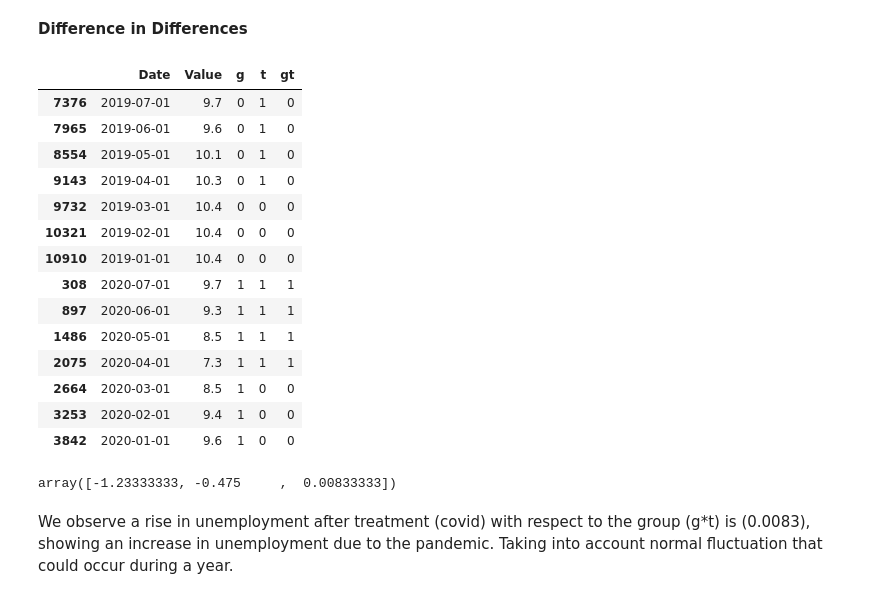
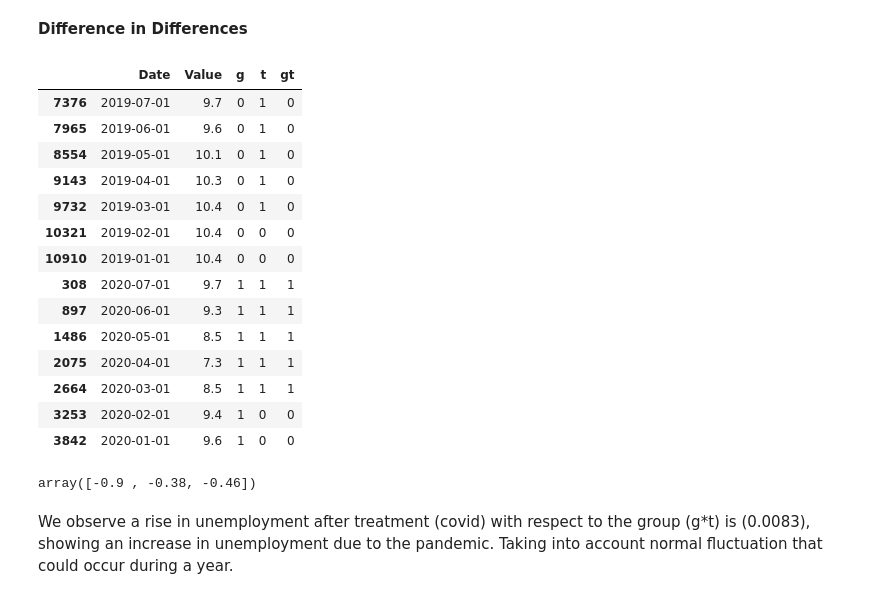
Before and after one commit to epfl-ada/ada-2023-project-bobeast, a Jupyter notebook: Task 4.ipynb, the cells around one changed output. Saved outputs shown, nothing was run; the diff lists cells and outputs as text; code cells hidden in the pictures.

```diff
--- a/Task 4.ipynb
+++ b/Task 4.ipynb
@@ -175,22 +175,22 @@ plt.show()
 dftd=process_eu_unemployment(dfeu,countries,1)
 # %%
 df_italy = dftd[dftd['Country']=='Italy']
-df_italy_m = split_group(df_italy, '2019-01-01', '2019-07-01', '2020-01-01', '2020-07-01', '2019-03-09', '2020-03-09')
+df_italy_m = split_group(df_italy, '2019-01-01', '2019-07-01', '2020-01-01', '2020-07-01', '2019-03-01', '2020-03-01')
 df_italy_m
 # %% [output]
 |  | Date | Value | g | t | gt |
 | 7376 | 2019-07-01 | 9.7 | 0 | 1 | 0 |
 | 7965 | 2019-06-01 | 9.6 | 0 | 1 | 0 |
 | 8554 | 2019-05-01 | 10.1 | 0 | 1 | 0 |
 | 9143 | 2019-04-01 | 10.3 | 0 | 1 | 0 |
-| 9732 | 2019-03-01 | 10.4 | 0 | 0 | 0 |
+| 9732 | 2019-03-01 | 10.4 | 0 | 1 | 0 |
 | 10321 | 2019-02-01 | 10.4 | 0 | 0 | 0 |
 | 10910 | 2019-01-01 | 10.4 | 0 | 0 | 0 |
 | 308 | 2020-07-01 | 9.7 | 1 | 1 | 1 |
 | 897 | 2020-06-01 | 9.3 | 1 | 1 | 1 |
 | 1486 | 2020-05-01 | 8.5 | 1 | 1 | 1 |
 | 2075 | 2020-04-01 | 7.3 | 1 | 1 | 1 |
-| 2664 | 2020-03-01 | 8.5 | 1 | 0 | 0 |
+| 2664 | 2020-03-01 | 8.5 | 1 | 1 | 1 |
 | 3253 | 2020-02-01 | 9.4 | 1 | 0 | 0 |
 | 3842 | 2020-01-01 | 9.6 | 1 | 0 | 0 |
 # %%
@@ -201,7 +201,7 @@ y = df_italy_m.Value
 lr.fit(X, y)
 lr.coef_
 # %% [output]
-array([-1.23333333, -0.475     ,  0.00833333])
+array([-0.9 , -0.38, -0.46])
 # %% [markdown]
 We observe a rise in unemployment after treatment (covid) with respect to the group (g*t) is (0.0083), showing an increase in unemployment due to the pandemic. Taking into account normal fluctuation that could occur during a year.
 # %% [markdown]
```
Also changed, not shown: parts of 1 cell of this notebook, 1 other file.
